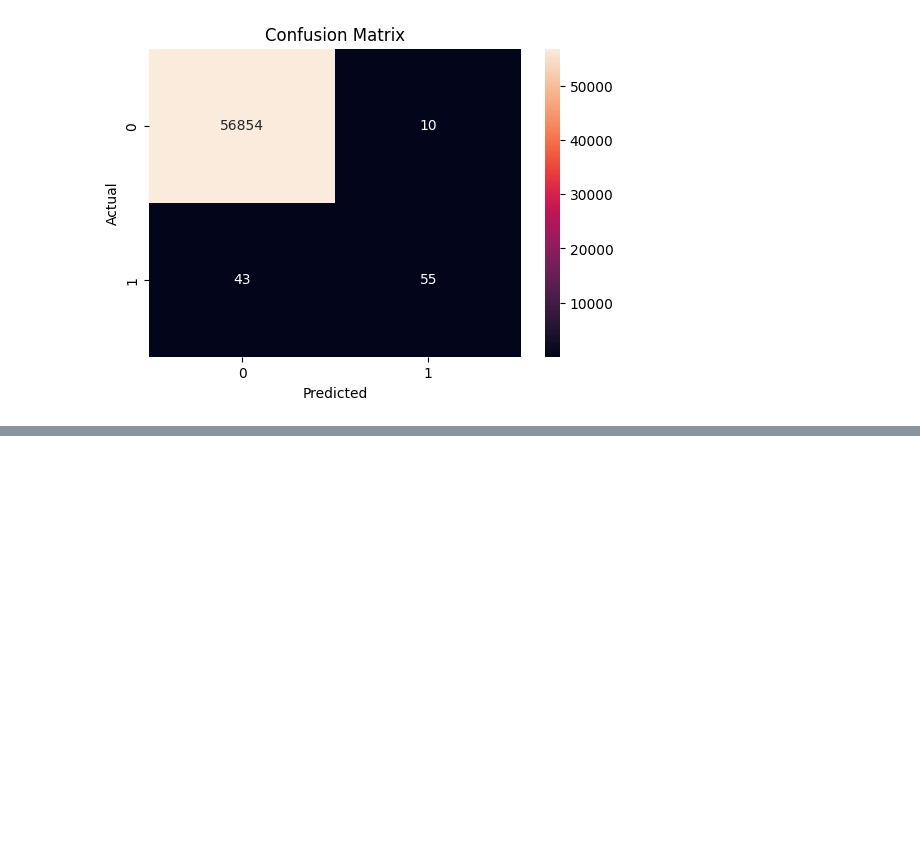
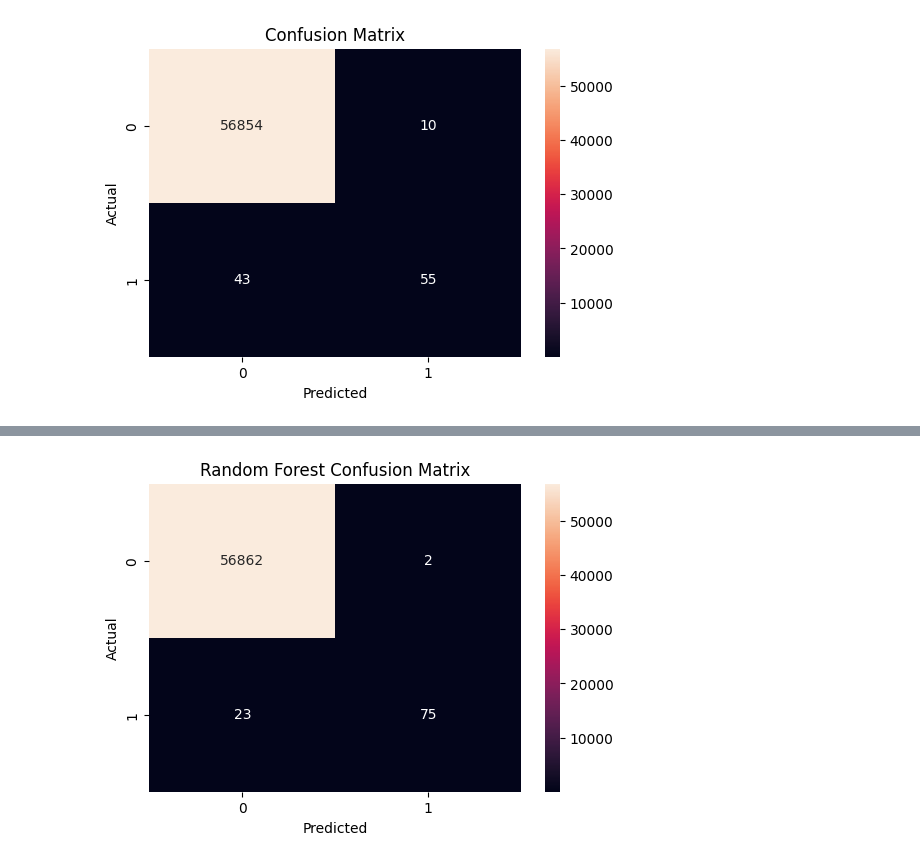
Before and after one commit to indu-2110/online-payments-fraud-detection-ml, a Jupyter notebook: notebooks/fraud_detection.ipynb, the cells around one changed output, grey strips where cells are left out. Cells and saved outputs as stored; diff of their text form; code cells hidden in the pictures; blank space fills up the shorter version.

Commit message:
Added Random Forest confusion matrix

```diff
--- a/notebooks/fraud_detection.ipynb
+++ b/notebooks/fraud_detection.ipynb
@@ -168,3 +168,23 @@ plt.savefig("../results/confusion_matrix.png")
 plt.show()
 # %% [output]
 [figure]
+# %%
+from sklearn.ensemble import RandomForestClassifier
+from sklearn.metrics import classification_report, accuracy_score
+
+# Create model
+rf_model = RandomForestClassifier(
+    n_estimators=100,
+    random_state=42
+)
+
+# Train model
+rf_model.fit(X_train, y_train)
+
+# Predictions
+rf_pred = rf_model.predict(X_test)
+
+# Evaluation
+print("Accuracy:", accuracy_score(y_test, rf_pred))
+print("\nClassification Report:\n")
+print(classification_report(y_test, rf_pred))
@@ -170,0 +204,20 @@ plt.show()
+# %%
+from sklearn.metrics import confusion_matrix
+import seaborn as sns
+import matplotlib.pyplot as plt
+
+# Confusion matrix for Random Forest
+cm_rf = confusion_matrix(y_test, rf_pred)
+
+plt.figure(figsize=(6,4))
+sns.heatmap(cm_rf, annot=True, fmt='d')
+plt.title("Random Forest Confusion Matrix")
+plt.xlabel("Predicted")
+plt.ylabel("Actual")
+
+# Save image
+plt.savefig("../results/rf_confusion_matrix.png")
+
+plt.show()
+# %% [output]
+[figure, added]
```
Also changed, not shown: parts of 1 cell of this notebook, 4 other files.
